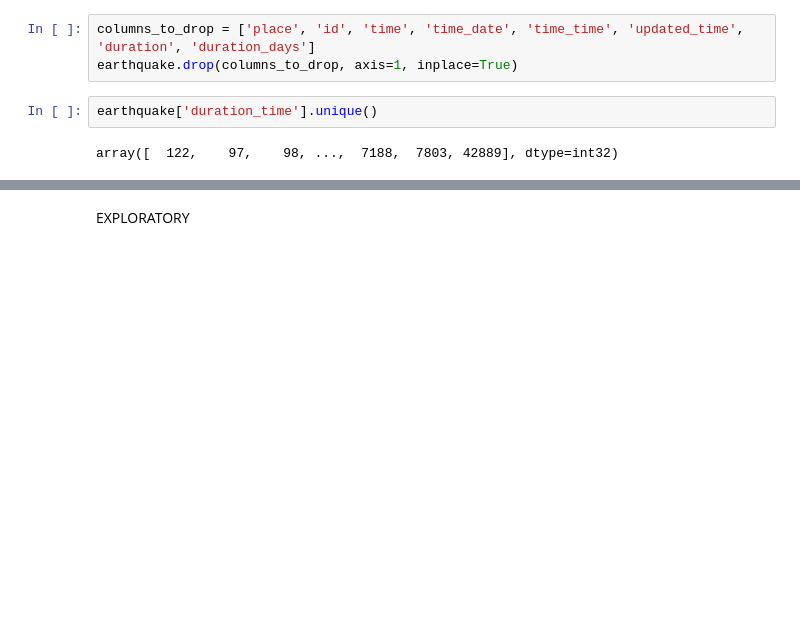
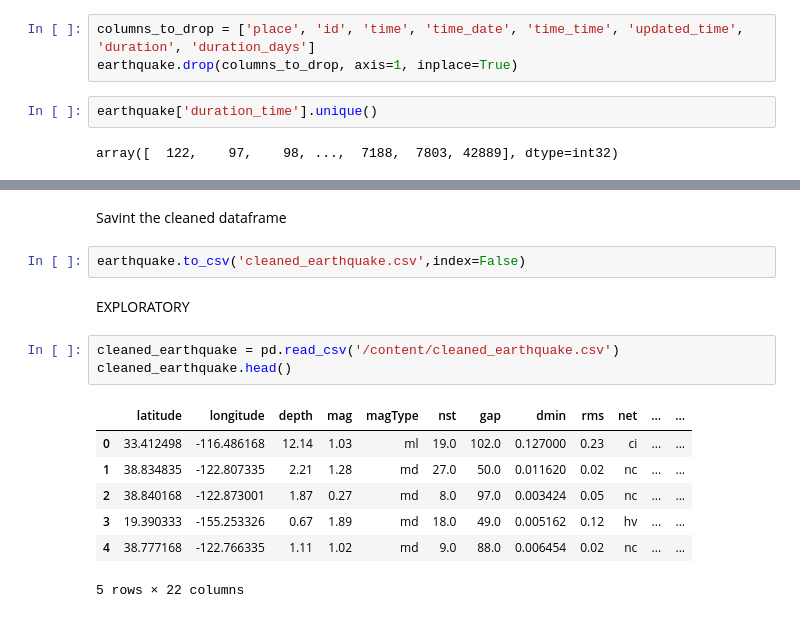
Before and after one commit to Mercymerine/Machine_Learning_1, a Jupyter notebook: cap_earthquake.ipynb, the cells around one changed output, grey strips where cells are left out. Drawn from its saved outputs; the diff is of its cells as text; blank space fills up the shorter version.

```diff
--- a/cap_earthquake.ipynb
+++ b/cap_earthquake.ipynb
@@ -298,5 +298,20 @@ earthquake.describe()
 | 50% | 38.534167 | -122.709833 | 6.880000 | 1.300000 | 17.000000 | 109.000000 | 0.043540 | 0.160000 | 0.443929 | ... |
 | 75% | 51.830700 | -115.121200 | 13.830000 | 1.970000 | 26.000000 | 137.000000 | 0.099880 | 0.320000 | 0.778589 | ... |
 | max | 82.905800 | 179.996500 | 651.481000 | 6.600000 | 319.000000 | 352.000000 | 53.210000 | 2.600000 | 28.350000 | ... |
+# %% [markdown]
+Savint the cleaned dataframe
+# %%
+earthquake.to_csv('cleaned_earthquake.csv',index=False)
 # %% [markdown]
 EXPLORATORY
+# %%
+cleaned_earthquake = pd.read_csv('/content/cleaned_earthquake.csv')
+cleaned_earthquake.head()
+# %% [output]
+|  | latitude | longitude | depth | mag | magType | nst | gap | dmin | rms | net | ... | ... |
+| 0 | 33.412498 | -116.486168 | 12.14 | 1.03 | ml | 19.0 | 102.0 | 0.127000 | 0.23 | ci | ... | ... |
+| 1 | 38.834835 | -122.807335 | 2.21 | 1.28 | md | 27.0 | 50.0 | 0.011620 | 0.02 | nc | ... | ... |
+| 2 | 38.840168 | -122.873001 | 1.87 | 0.27 | md | 8.0 | 97.0 | 0.003424 | 0.05 | nc | ... | ... |
+| 3 | 19.390333 | -155.253326 | 0.67 | 1.89 | md | 18.0 | 49.0 | 0.005162 | 0.12 | hv | ... | ... |
+| 4 | 38.777168 | -122.766335 | 1.11 | 1.02 | md | 9.0 | 88.0 | 0.006454 | 0.02 | nc | ... | ... |
+5 rows × 22 columns
```
Also changed, not shown: parts of 16 cells of this notebook.
